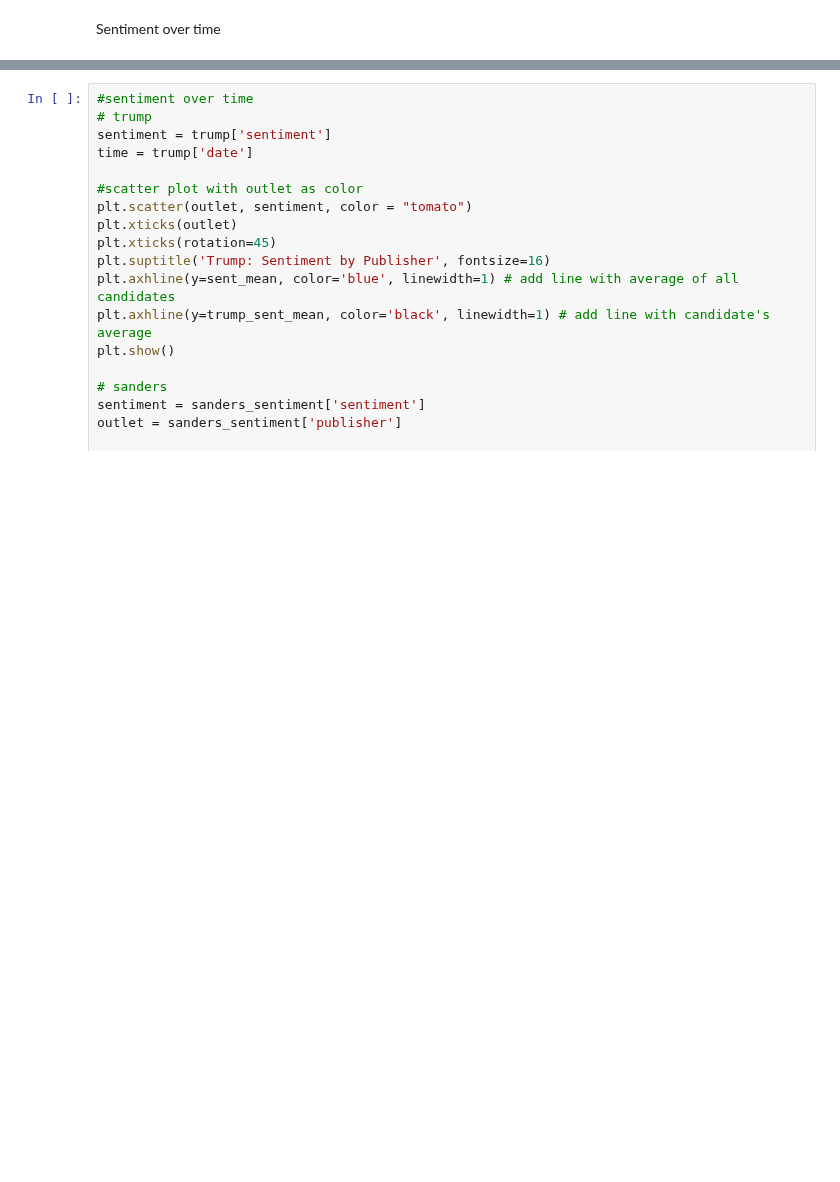
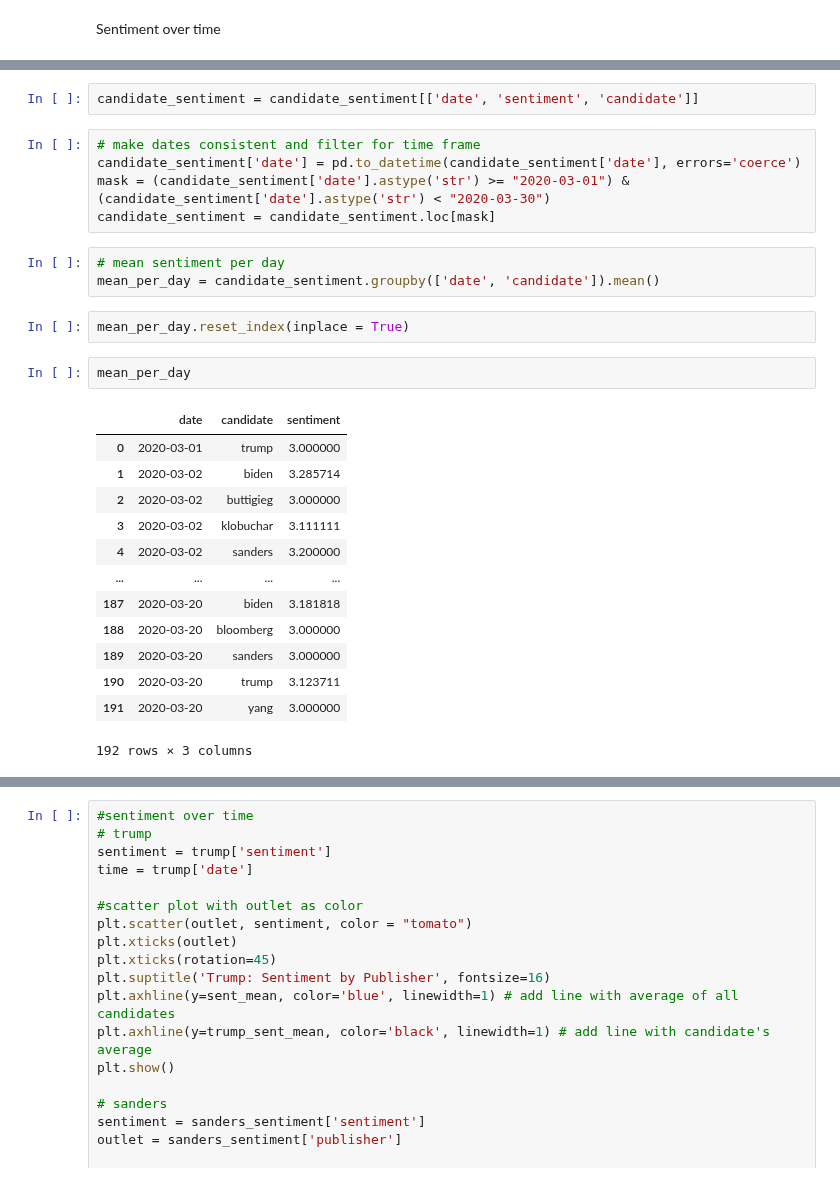
Before and after one commit to MarinaWyss/Hertie-NLP-Python-Project, a Jupyter notebook: 4_Sentiment Analysis.ipynb, the cells around one changed output, grey strips where cells are left out. Saved outputs shown, nothing was run; the diff lists cells and outputs as text; blank space fills up the shorter version.

```diff
--- a/4_Sentiment Analysis.ipynb
+++ b/4_Sentiment Analysis.ipynb
@@ -749 +694,29 @@ date_long = pd.melt(date_grouped,
+# %%
+candidate_sentiment = candidate_sentiment[['date', 'sentiment', 'candidate']]
+# %%
+# make dates consistent and filter for time frame
+candidate_sentiment['date'] = pd.to_datetime(candidate_sentiment['date'], errors='coerce')
+mask = (candidate_sentiment['date'].astype('str') >= "2020-03-01") & (candidate_sentiment['date'].astype('str') < "2020-03-30")
+candidate_sentiment = candidate_sentiment.loc[mask]
+# %%
+# mean sentiment per day
+mean_per_day = candidate_sentiment.groupby(['date', 'candidate']).mean()
+# %%
+mean_per_day.reset_index(inplace = True)
+# %%
+mean_per_day
+# %% [output]
+|  | date | candidate | sentiment |
+| 0 | 2020-03-01 | trump | 3.000000 |
+| 1 | 2020-03-02 | biden | 3.285714 |
+| 2 | 2020-03-02 | buttigieg | 3.000000 |
+| 3 | 2020-03-02 | klobuchar | 3.111111 |
+| 4 | 2020-03-02 | sanders | 3.200000 |
+| ... | ... | ... | ... |
+| 187 | 2020-03-20 | biden | 3.181818 |
+| 188 | 2020-03-20 | bloomberg | 3.000000 |
+| 189 | 2020-03-20 | sanders | 3.000000 |
+| 190 | 2020-03-20 | trump | 3.123711 |
+| 191 | 2020-03-20 | yang | 3.000000 |
+192 rows × 3 columns
 # %%
```
Also changed, not shown: parts of 8 cells of this notebook.
